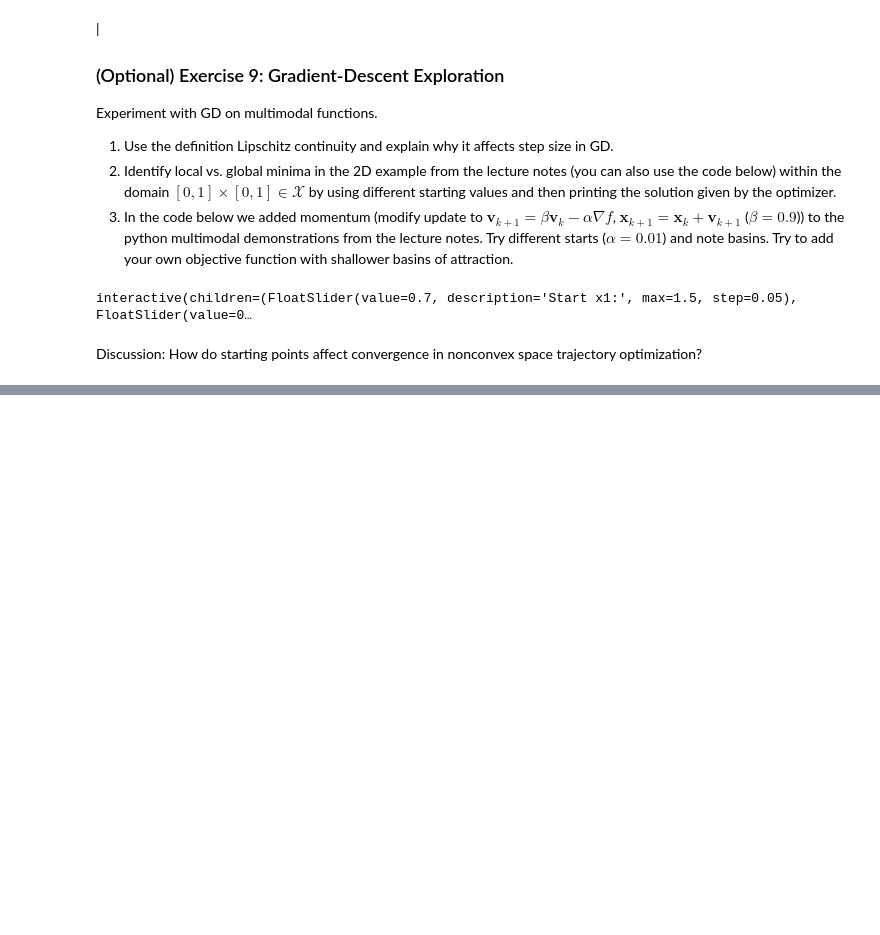
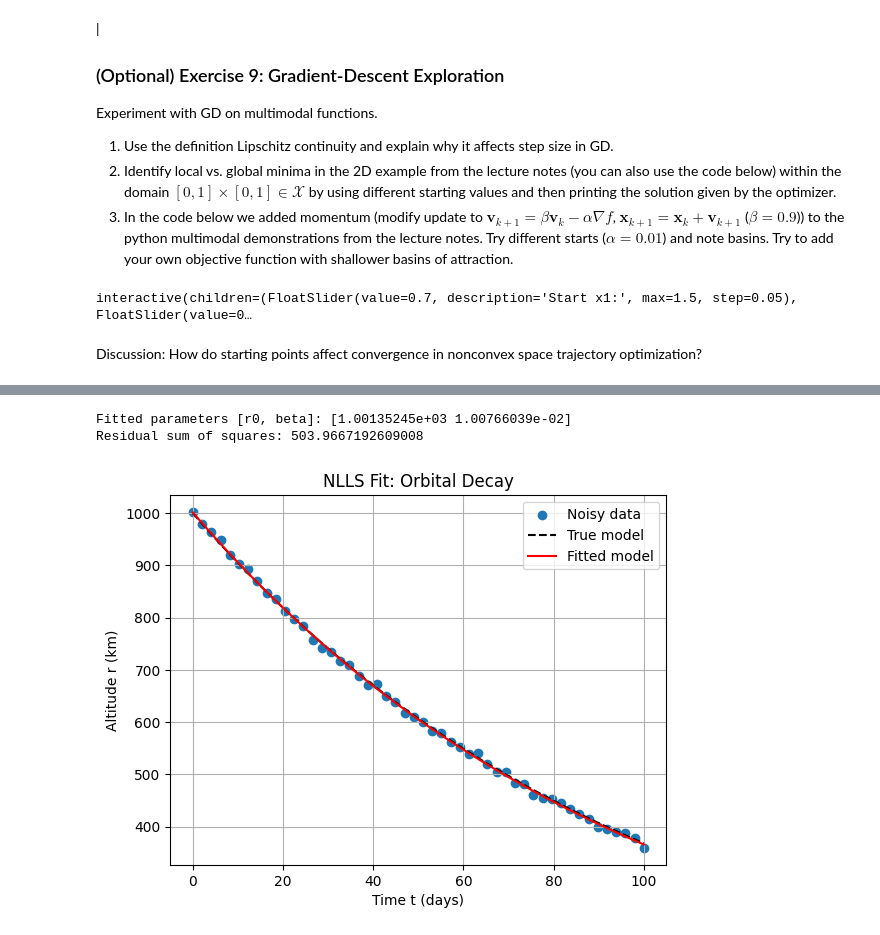
Before and after one commit to Leibniz-IWT/comp_eng, a Jupyter notebook: notebooks/09_tutorials-optimization.ipynb, the cells around one changed output, grey strips where cells are left out. Cells and saved outputs as stored; diff of their text form; code cells hidden in the pictures; blank space fills up the shorter version.

Commit message:
Commit tutorial problem, add image files

```diff
--- a/notebooks/09_tutorials-optimization.ipynb
+++ b/notebooks/09_tutorials-optimization.ipynb
@@ -384,0 +449,44 @@ Discussion: How do starting points affect convergence in nonconvex space traject
+# %%
+import numpy as np
+import matplotlib.pyplot as plt
+from scipy.optimize import least_squares
+
+# Data generation: Simulate orbital decay data r(t) = r0 * exp(-beta * t) + epsilon
+# True parameters: r0 = 1000 km (initial altitude), beta = 0.01 (decay rate)
+np.random.seed(42)  # For reproducibility
+t = np.linspace(0, 100, 50)  # Time points (e.g., days)
+r0_true = 1000
+beta_true = 0.01
+epsilon = 5 * np.random.randn(len(t))  # Noise (e.g., measurement error in km)
+r_noisy = r0_true * np.exp(-beta_true * t) + epsilon
+
+# Residual function for NLLS
+def residuals(params, t, r):
+    r0, beta = params
+    return #TODO: complete this line
+
+# Initial guess
+params0 = [900, 0.005]
+
+# Solve NLLS with bounds (r0 > 0, beta > 0)
+bounds = ([0, 0], [np.inf, np.inf])
+res = least_squares(residuals, params0, args=(t, r_noisy), bounds=bounds, method='trf')  # Trust-region reflective
+
+print("Fitted parameters [r0, beta]:", res.x)
+print("Residual sum of squares:", res.cost)
+
+# Plot
+r_fit = res.x[0] * np.exp(-res.x[1] * t)
+plt.scatter(t, r_noisy, label='Noisy data')
+plt.plot(t, r0_true * np.exp(-beta_true * t), 'k--', label='True model')
+plt.plot(t, r_fit, 'r-', label='Fitted model')
+plt.xlabel('Time t (days)')
+plt.ylabel('Altitude r (km)')
+plt.title('NLLS Fit: Orbital Decay')
+plt.legend()
+plt.grid(True)
+plt.show()
+# %% [output]
+Fitted parameters [r0, beta]: [1.00135245e+03 1.00766039e-02]
+Residual sum of squares: 503.9667192609008
+[figure, added]
```
Also changed, not shown: parts of 15 cells of this notebook, 4 other files.
